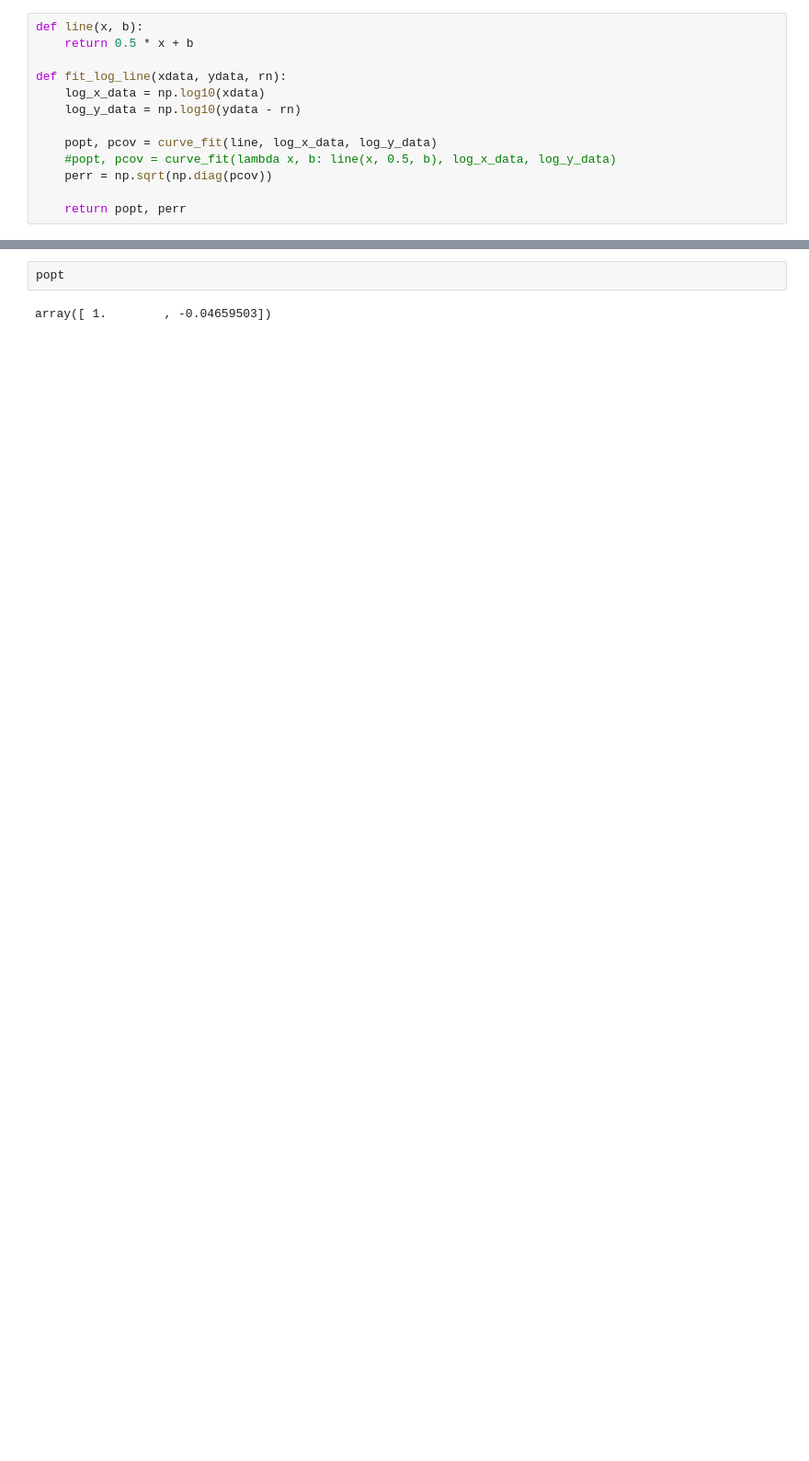
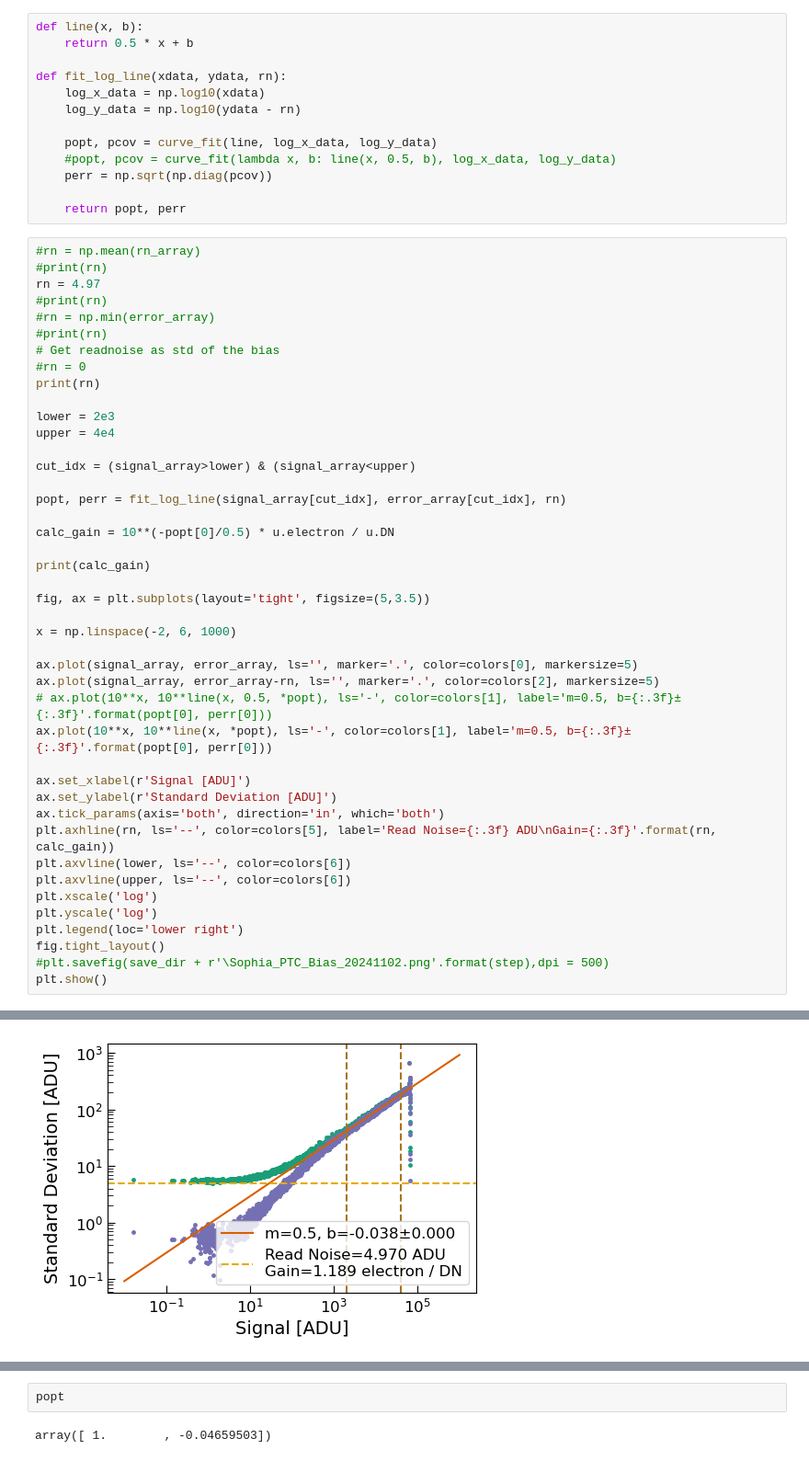
Before and after one commit to brockparker/Research, a Jupyter notebook: CCDs/Sophia/ptc_test.ipynb, the cells around one changed output, grey strips where cells are left out. Shown at 92% size. Cells and saved outputs as stored; diff of their text form; blank space fills up the shorter version.

```diff
--- a/CCDs/Sophia/ptc_test.ipynb
+++ b/CCDs/Sophia/ptc_test.ipynb
@@ -123,3 +147,47 @@ def fit_log_line(xdata, ydata, rn):
     perr = np.sqrt(np.diag(pcov))
 
     return popt, perr
+# %%
+#rn = np.mean(rn_array)
+#print(rn)
+rn = 4.97
+#print(rn)
+#rn = np.min(error_array)
+#print(rn)
+# Get readnoise as std of the bias
+#rn = 0
+print(rn)
+
+lower = 2e3
+upper = 4e4
+
+cut_idx = (signal_array>lower) & (signal_array<upper)
+
+popt, perr = fit_log_line(signal_array[cut_idx], error_array[cut_idx], rn)
+
+calc_gain = 10**(-popt[0]/0.5) * u.electron / u.DN
+
+print(calc_gain)
+
+fig, ax = plt.subplots(layout='tight', figsize=(5,3.5))
+
+x = np.linspace(-2, 6, 1000)
+
+ax.plot(signal_array, error_array, ls='', marker='.', color=colors[0], markersize=5)
+ax.plot(signal_array, error_array-rn, ls='', marker='.', color=colors[2], markersize=5)
+# ax.plot(10**x, 10**line(x, 0.5, *popt), ls='-', color=colors[1], label='m=0.5, b={:.3f}±{:.3f}'.format(popt[0], perr[0]))
+ax.plot(10**x, 10**line(x, *popt), ls='-', color=colors[1], label='m=0.5, b={:.3f}±{:.3f}'.format(popt[0], perr[0]))
+
+ax.set_xlabel(r'Signal [ADU]')
+ax.set_ylabel(r'Standard Deviation [ADU]')
+ax.tick_params(axis='both', direction='in', which='both')
+plt.axhline(rn, ls='--', color=colors[5], label='Read Noise={:.3f} ADU\nGain={:.3f}'.format(rn, calc_gain))
+plt.axvline(lower, ls='--', color=colors[6])
+plt.axvline(upper, ls='--', color=colors[6])
+plt.xscale('log')
+plt.yscale('log')
+plt.legend(loc='lower right')
+fig.tight_layout()
+#plt.savefig(save_dir + r'\Sophia_PTC_Bias_20241102.png'.format(step),dpi = 500)
+plt.show()
+# %% [output]
@@ -125,0 +196 @@ def fit_log_line(xdata, ydata, rn):
+[figure, added]
```
Also changed, not shown: parts of 10 cells of this notebook, 6 other files.
